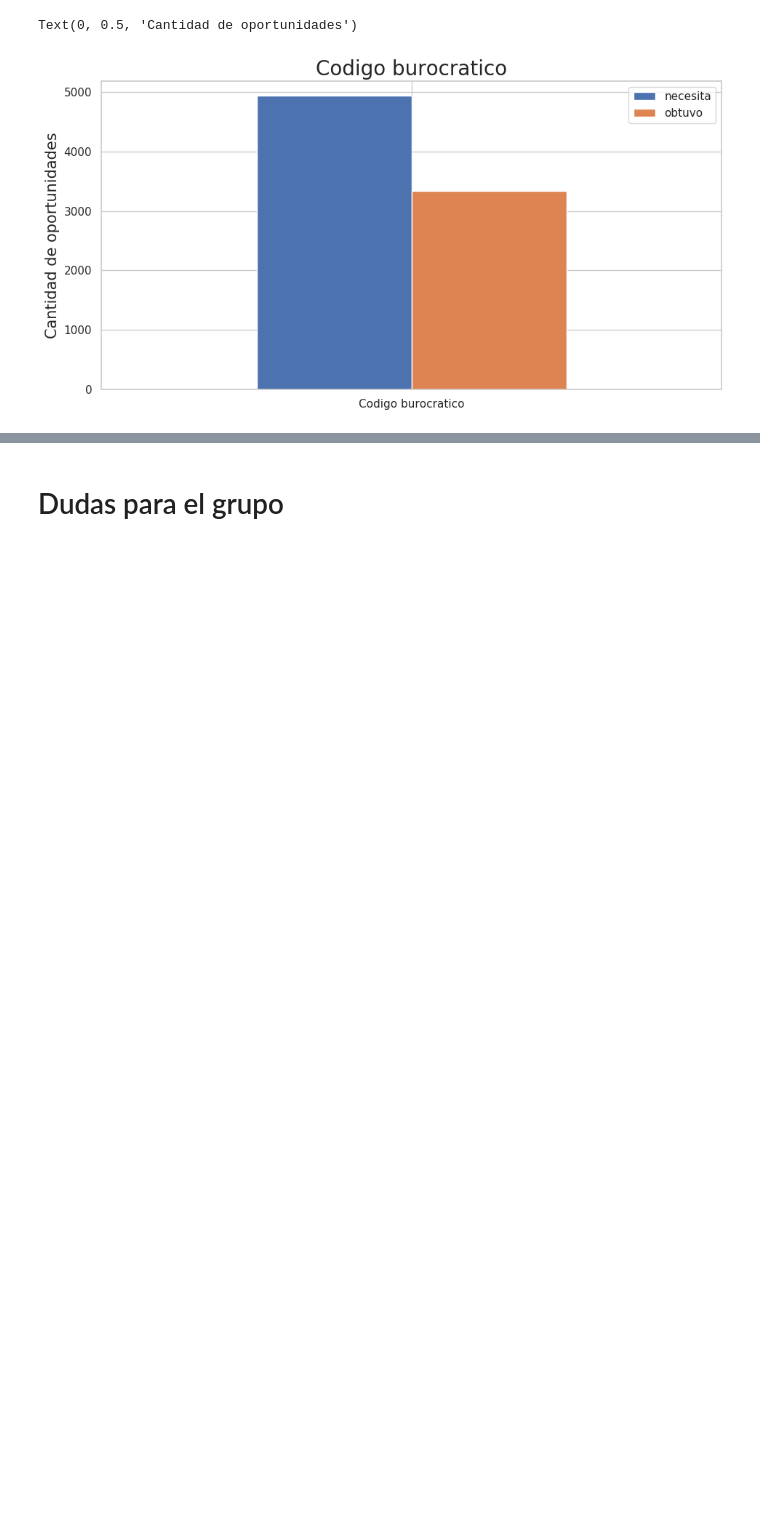
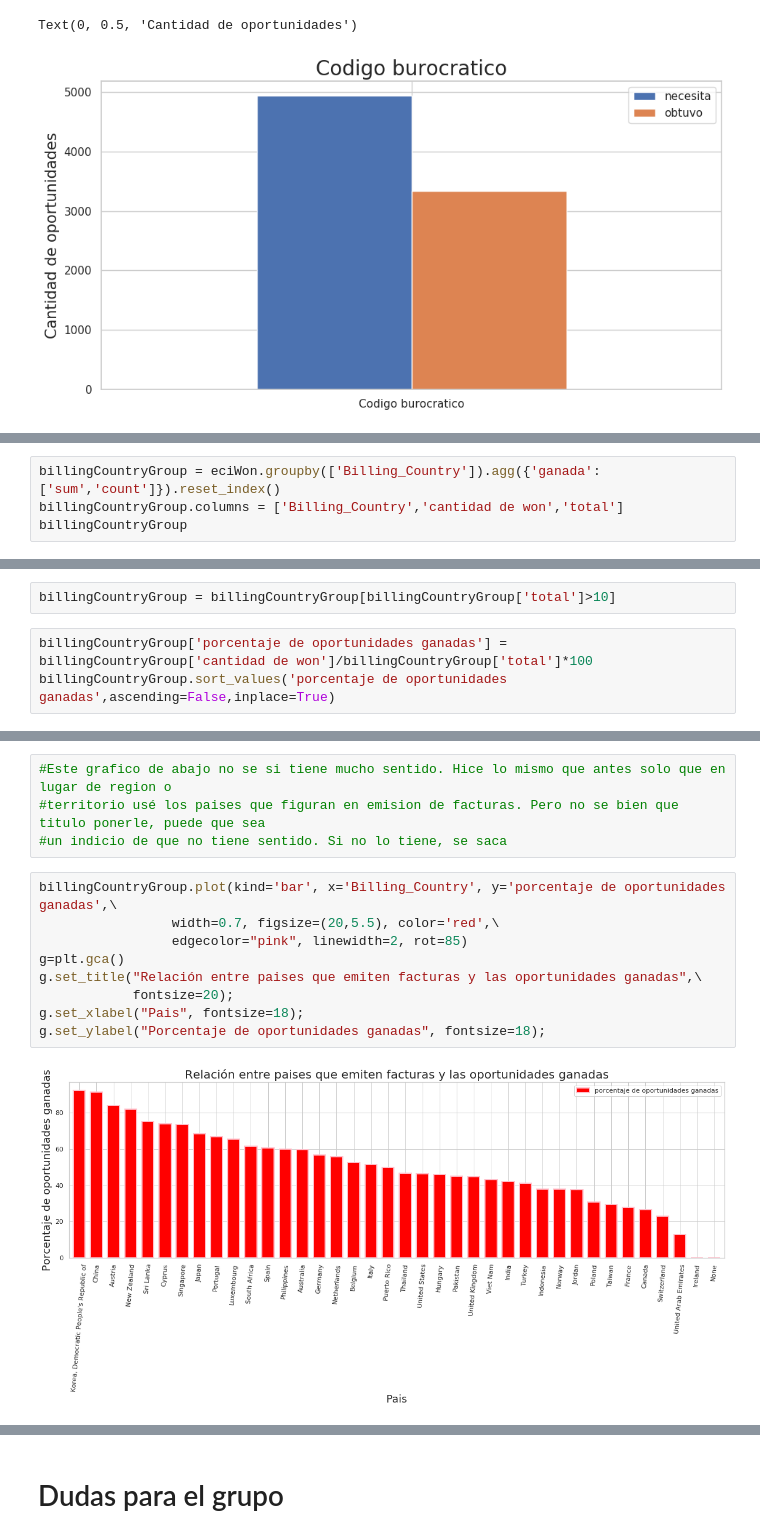
Before and after one commit to germanbc/Organizacion-de-Datos-2c2020-TP1, a Jupyter notebook: TP1 - German.ipynb, the cells around one changed output, grey strips where cells are left out. Drawn from its saved outputs; the diff is of its cells as text; blank space fills up the shorter version.

Commit message:
Mas graficos

```diff
--- a/TP1 - German.ipynb
+++ b/TP1 - German.ipynb
@@ -350,0 +428,4 @@ Text(0, 0.5, 'Cantidad de oportunidades')
+# %%
+billingCountryGroup = eciWon.groupby(['Billing_Country']).agg({'ganada':['sum','count']}).reset_index()
+billingCountryGroup.columns = ['Billing_Country','cantidad de won','total']
+billingCountryGroup
@@ -350,0 +446,5 @@ Text(0, 0.5, 'Cantidad de oportunidades')
+# %%
+billingCountryGroup = billingCountryGroup[billingCountryGroup['total']>10]
+# %%
+billingCountryGroup['porcentaje de oportunidades ganadas'] = billingCountryGroup['cantidad de won']/billingCountryGroup['total']*100
+billingCountryGroup.sort_values('porcentaje de oportunidades ganadas',ascending=False,inplace=True)
@@ -350,0 +460,15 @@ Text(0, 0.5, 'Cantidad de oportunidades')
+# %%
+#Este grafico de abajo no se si tiene mucho sentido. Hice lo mismo que antes solo que en lugar de region o
+#territorio usé los paises que figuran en emision de facturas. Pero no se bien que titulo ponerle, puede que sea
+#un indicio de que no tiene sentido. Si no lo tiene, se saca
+# %%
+billingCountryGroup.plot(kind='bar', x='Billing_Country', y='porcentaje de oportunidades ganadas',\
+                 width=0.7, figsize=(20,5.5), color='red',\
+                 edgecolor="pink", linewidth=2, rot=85)
+g=plt.gca()
+g.set_title("Relación entre paises que emiten facturas y las oportunidades ganadas",\
+            fontsize=20);
+g.set_xlabel("Pais", fontsize=18);
+g.set_ylabel("Porcentaje de oportunidades ganadas", fontsize=18);
+# %% [output]
+[figure, added]
```
Also changed, not shown: parts of 19 cells of this notebook.
